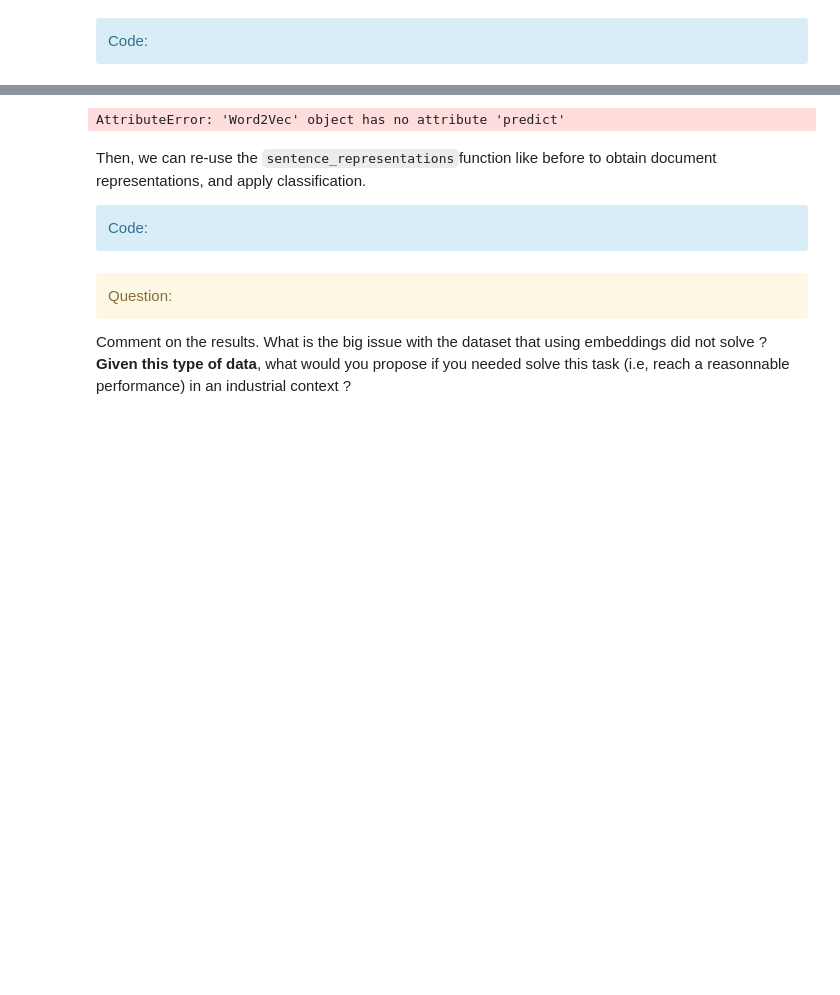
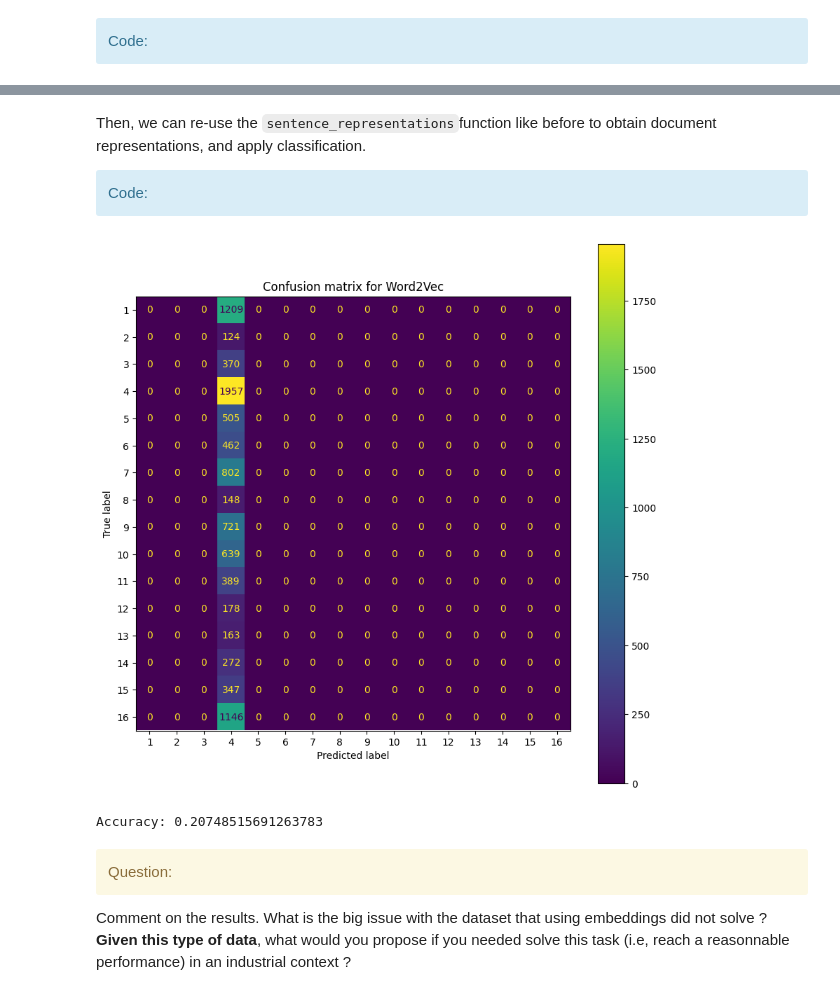
Before and after one commit to TarcisioBueno/word-embeddings-for-classification-SDTSIA214, a Jupyter notebook: TP_WE_for_Classification_SD-TSIA-214_Students.ipynb, the cells around one changed output, grey strips where cells are left out. Drawn from its saved outputs; the diff is of its cells as text; code cells hidden in the pictures; blank space fills up the shorter version.

````diff
--- a/TP_WE_for_Classification_SD-TSIA-214_Students.ipynb
+++ b/TP_WE_for_Classification_SD-TSIA-214_Students.ipynb
@@ -626,17 +583,23 @@ model.train(preprocessed_corpus, total_examples=len(preprocessed_corpus), epochs
-# %%
-# Generate predictions on the test dataset
-predictions = model.predict(X_test)
-
-# Compare the predictions to the actual values
-accuracy = sum(predictions == test_labels) / len(test_labels)
-
-print(f"Accuracy: {accuracy * 100}%")
-# %% [output]
-AttributeError: 'Word2Vec' object has no attribute 'predict'
+# %%
+model = Word2Vec(texts_processed_joined, vector_size=300, window=5, min_count=1, workers=4)
+word_embeddings = model.wv.vectors
 # %% [markdown]
 Then, we can re-use the ```sentence_representations```function like before to obtain document representations, and apply classification.
 <div class='alert alert-block alert-info'>
             Code:</div>
+# %%
+train_representations = sentence_representations(texts_processed_joined, vocabulary, word_embeddings)
+test_representations = sentence_representations(test_texts_processed_joined, vocabulary, word_embeddings)
+# %%
+model = LogisticRegression(max_iter=10000)
+model.fit(train_representations, train_labels)
+predictions = model.predict(test_representations)
+# %%
+cm = confusion_matrix(test_labels, predictions)
+plot_confusion_matrix(cm, model.classes_, "Confusion matrix for Word2Vec")
+# %% [output]
+[figure, added]
+Accuracy: 0.20748515691263783
 # %% [markdown]
 <div class='alert alert-block alert-warning'>
             Question:</div>
````
Also changed, not shown: parts of 15 cells of this notebook.
